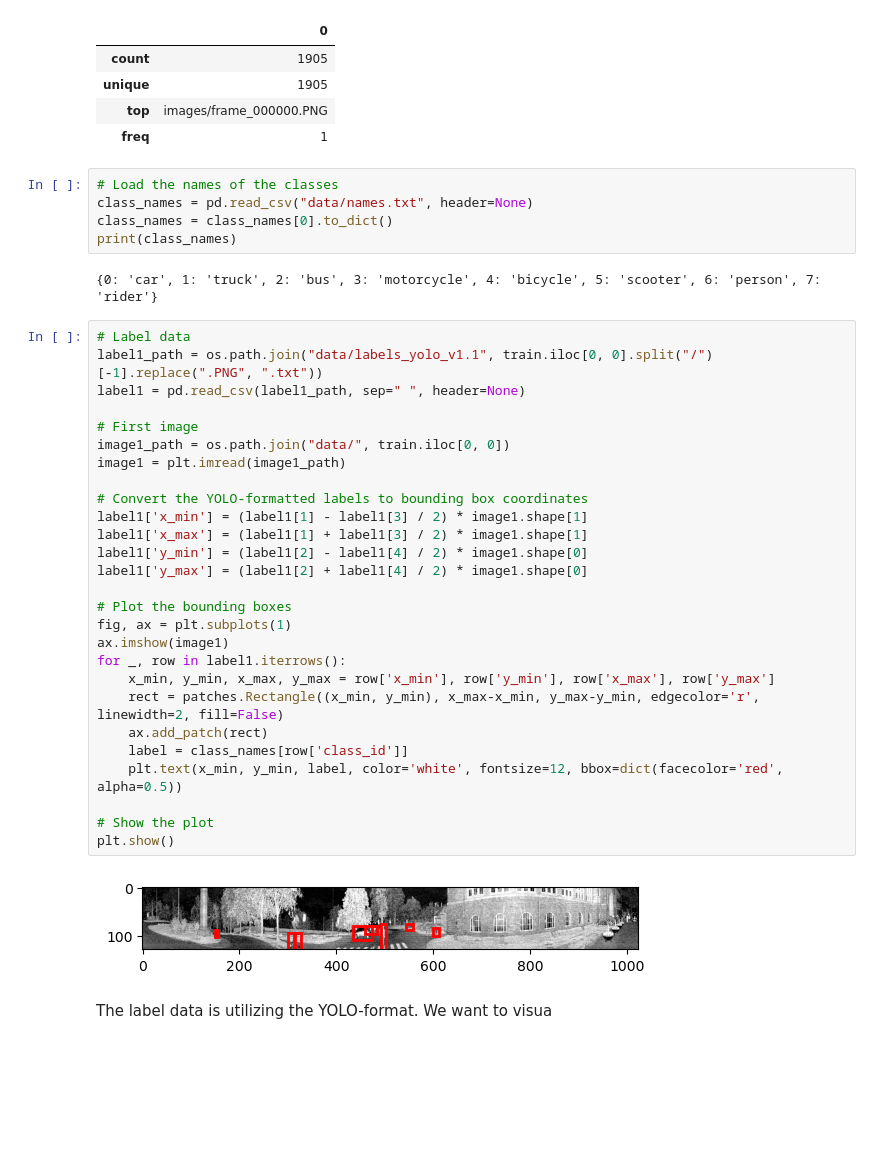
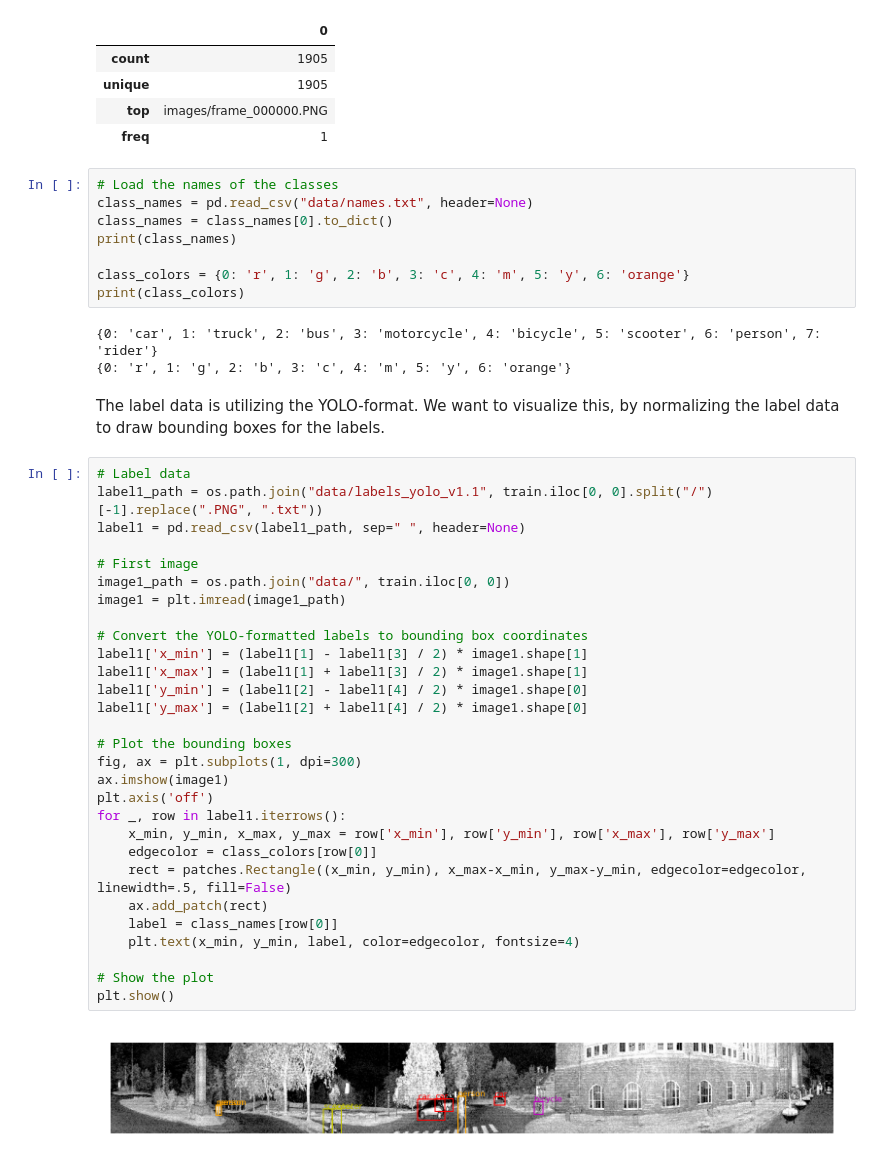
Before and after one commit to HenrikLogJacobsen/CV_Project, a Jupyter notebook: Data_Visualization.ipynb, the cells around one changed output. Drawn from its saved outputs; the diff is of its cells as text; blank space fills up the shorter version.

Commit message:
visualizing labels complete

```diff
--- a/Data_Visualization.ipynb
+++ b/Data_Visualization.ipynb
@@ -41,36 +41,42 @@ train.describe()
 class_names = pd.read_csv("data/names.txt", header=None)
 class_names = class_names[0].to_dict()
 print(class_names)
+
+class_colors = {0: 'r', 1: 'g', 2: 'b', 3: 'c', 4: 'm', 5: 'y', 6: 'orange'}
+print(class_colors)
 # %% [output]
 {0: 'car', 1: 'truck', 2: 'bus', 3: 'motorcycle', 4: 'bicycle', 5: 'scooter', 6: 'person', 7: 'rider'}
+{0: 'r', 1: 'g', 2: 'b', 3: 'c', 4: 'm', 5: 'y', 6: 'orange'}
+# %% [markdown]
+The label data is utilizing the YOLO-format. We want to visualize this, by normalizing the label data to draw bounding boxes for the labels.
 # %%
 # Label data
 label1_path = os.path.join("data/labels_yolo_v1.1", train.iloc[0, 0].split("/")[-1].replace(".PNG", ".txt"))
 label1 = pd.read_csv(label1_path, sep=" ", header=None)
 
 # First image
 image1_path = os.path.join("data/", train.iloc[0, 0])
 image1 = plt.imread(image1_path)
 
 # Convert the YOLO-formatted labels to bounding box coordinates
 label1['x_min'] = (label1[1] - label1[3] / 2) * image1.shape[1]
 label1['x_max'] = (label1[1] + label1[3] / 2) * image1.shape[1]
 label1['y_min'] = (label1[2] - label1[4] / 2) * image1.shape[0]
 label1['y_max'] = (label1[2] + label1[4] / 2) * image1.shape[0]
 
 # Plot the bounding boxes
-fig, ax = plt.subplots(1)
+fig, ax = plt.subplots(1, dpi=300)
 ax.imshow(image1)
+plt.axis('off')
 for _, row in label1.iterrows():
     x_min, y_min, x_max, y_max = row['x_min'], row['y_min'], row['x_max'], row['y_max']
-    rect = patches.Rectangle((x_min, y_min), x_max-x_min, y_max-y_min, edgecolor='r', linewidth=2, fill=False)
+    edgecolor = class_colors[row[0]]
+    rect = patches.Rectangle((x_min, y_min), x_max-x_min, y_max-y_min, edgecolor=edgecolor, linewidth=.5, fill=False)
     ax.add_patch(rect)
-    label = class_names[row['class_id']]
-    plt.text(x_min, y_min, label, color='white', fontsize=12, bbox=dict(facecolor='red', alpha=0.5))
+    label = class_names[row[0]]
+    plt.text(x_min, y_min, label, color=edgecolor, fontsize=4)
 
 # Show the plot
 plt.show()
 # %% [output]
-[figure, old version]
+[figure, new version]
-# %% [markdown]
-The label data is utilizing the YOLO-format. We want to visua
```
Also changed, not shown: parts of 2 cells of this notebook, 1 other file.
